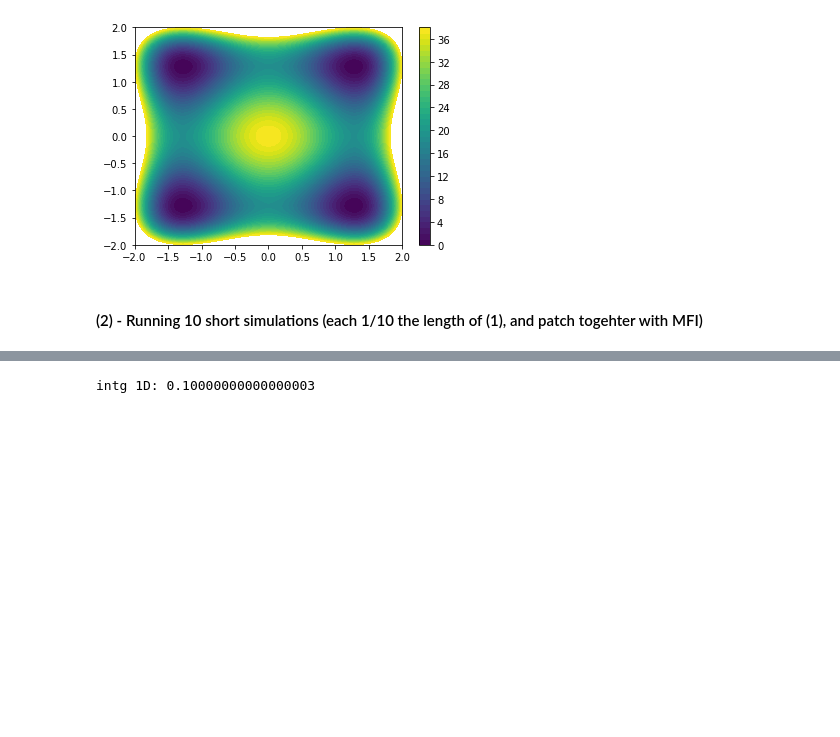
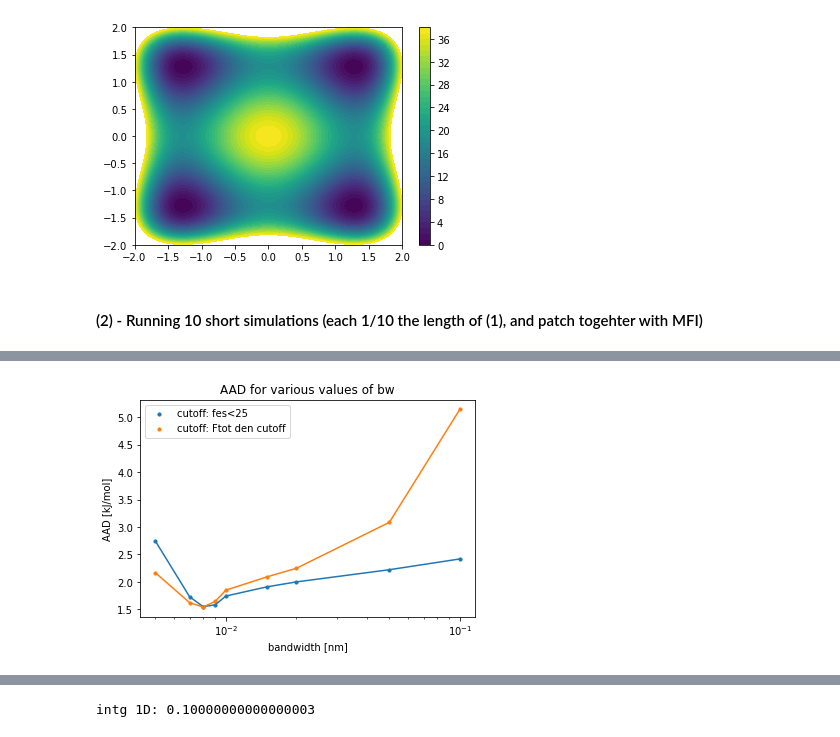
Before and after one commit to mme-ucl/MFI, a Jupyter notebook: MFI_compare_bw.ipynb, the cells around one changed output, grey strips where cells are left out. Cells and saved outputs as stored; diff of their text form; code cells hidden in the pictures; blank space fills up the shorter version.

```diff
--- a/MFI_compare_bw.ipynb
+++ b/MFI_compare_bw.ipynb
@@ -415,0 +454,18 @@ IndexError: list index out of range
+# %%
+bw_list_all = [0.1, 0.05, 0.02, 0.015, 0.01, 0.009, 0.008, 0.007, 0.005]
+AAD_list_all = [5.143847470235584, 3.0855858998252272, 2.2464726361468603, 2.0918244759409466, 1.8483411467332207, 1.6440628532599633, 1.5395911827043471, 1.6209491806615408, 2.1662235162905255]
+AAD_select_list_all = [2.417691452540296, 2.221450251107351, 1.9989376986318603, 1.9096937833640113, 1.7413401177860421, 1.5810490216078472, 1.5481445420665119, 1.7282975617034162, 2.7433206632704863]
+
+
+plt.plot(bw_list_all, AAD_select_list_all)
+plt.scatter(bw_list_all, AAD_select_list_all, label="cutoff: fes<25", s=10)
+plt.plot(bw_list_all, AAD_list_all)
+plt.scatter(bw_list_all, AAD_list_all, label="cutoff: Ftot den cutoff", s=10)
+plt.title("AAD for various values of bw")
+plt.xlabel("bandwidth [nm]")
+plt.ylabel("AAD [kJ/mol]")
+plt.legend()
+plt.xscale("log")
+plt.show()
+# %% [output]
+[figure, added]
```
Also changed, not shown: parts of 5 cells of this notebook, 4 other files.
